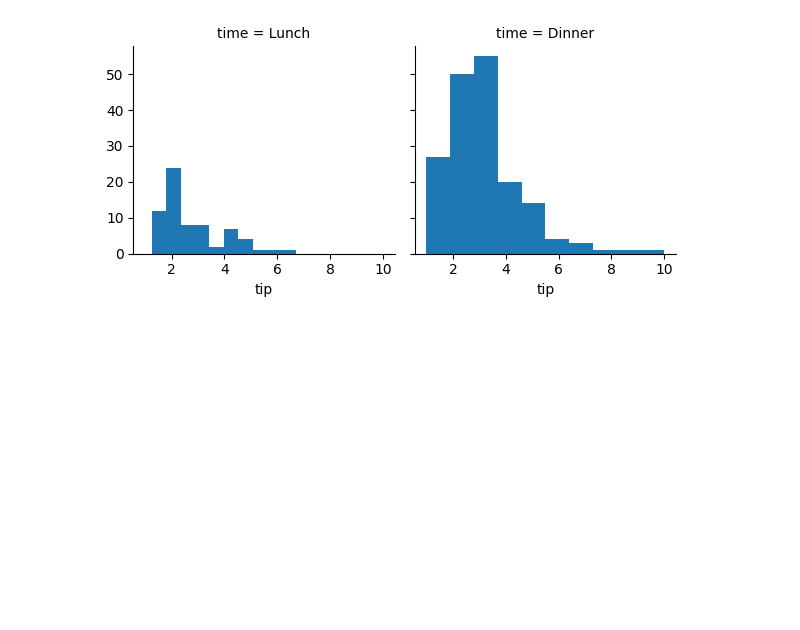
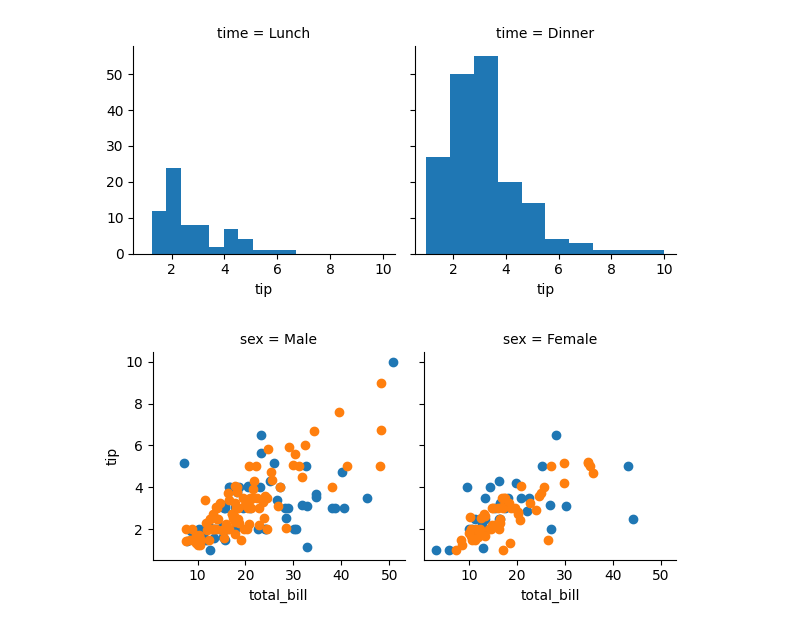
Before and after one commit to CHANDRAPRASANNA/Data-Science-Tutorial, a Jupyter notebook: Seaborn.ipynb, the cells around one changed output. Saved outputs shown, nothing was run; the diff lists cells and outputs as text; code cells hidden in the pictures; blank space fills up the shorter version.

```diff
--- a/Seaborn.ipynb
+++ b/Seaborn.ipynb
@@ -29,3 +30,9 @@ plt.show()
 242       17.82   1.75    Male     No   Sat  Dinner     2
 243       18.78   3.00  Female     No  Thur  Dinner     2
 [figure]
+# %%
+g=sb.FacetGrid(df,col="sex",hue="smoker")#without hue we will get the same color for both smoking and non smoking persons
+g.map(plt.scatter,"total_bill","tip")
+plt.show()
+# %% [output]
+[figure, added]
```
Also changed, not shown: parts of 2 cells of this notebook.
